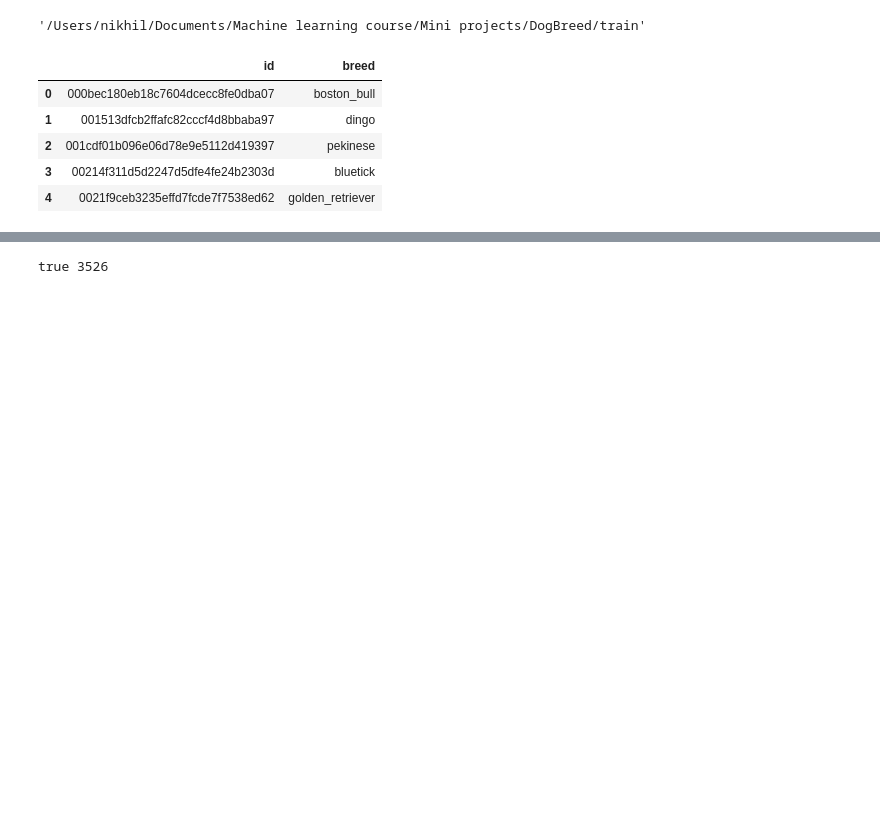
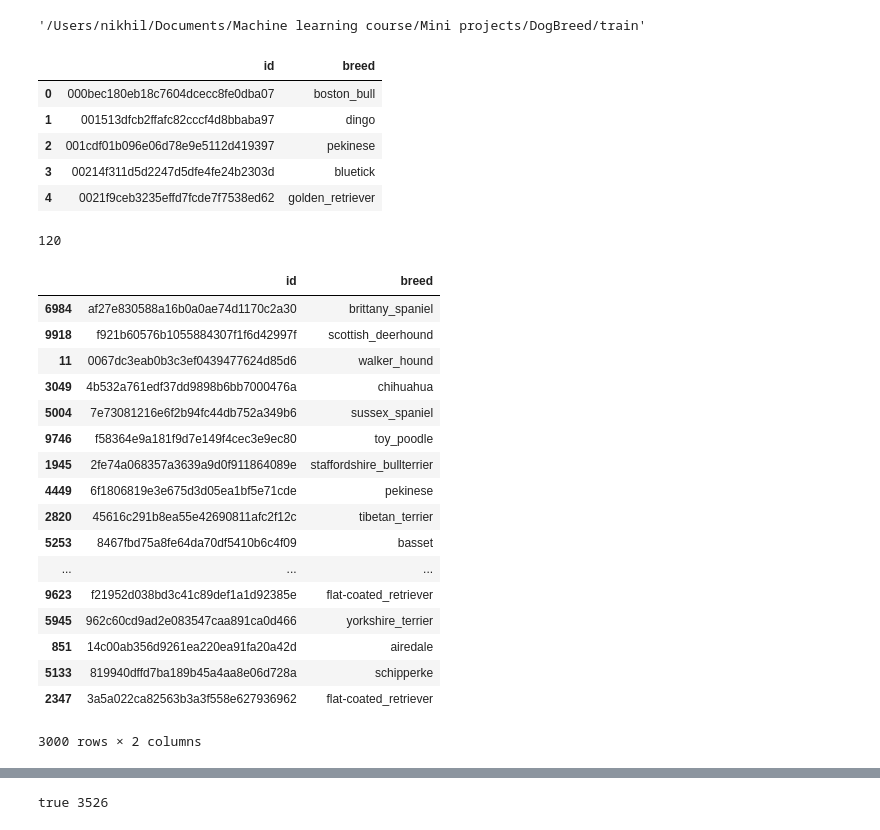
Before and after one commit to nikhilselarka/Data-storming, a Jupyter notebook: Dog breed prediction.ipynb, the cells around one changed output, grey strips where cells are left out. Cells and saved outputs as stored; diff of their text form; code cells hidden in the pictures; blank space fills up the shorter version.

```diff
--- a/Dog breed prediction.ipynb
+++ b/Dog breed prediction.ipynb
@@ -24,7 +24,7 @@ os.getcwd()
 # %%
 os.chdir('/Users/nikhil/Documents/Machine learning course/Mini projects/DogBreed')
 # %%
-dog_label = pd.read_csv('labels.csv')
+dog_label = pd.read_csv(join(img.'labels.csv')
 # %%
 dog_label.head()
 # %% [output]
@@ -34,3 +34,28 @@ dog_label.head()
 | 2 | 001cdf01b096e06d78e9e5112d419397 | pekinese |
 | 3 | 00214f311d5d2247d5dfe4fe24b2303d | bluetick |
 | 4 | 0021f9ceb3235effd7fcde7f7538ed62 | golden_retriever |
+# %%
+len(dog_label.breed.unique())
+# %% [output]
+120
+# %%
+dog_label.sample(3000)
+# %% [output]
+|  | id | breed |
+| 6984 | af27e830588a16b0a0ae74d1170c2a30 | brittany_spaniel |
+| 9918 | f921b60576b1055884307f1f6d42997f | scottish_deerhound |
+| 11 | 0067dc3eab0b3c3ef0439477624d85d6 | walker_hound |
+| 3049 | 4b532a761edf37dd9898b6bb7000476a | chihuahua |
+| 5004 | 7e73081216e6f2b94fc44db752a349b6 | sussex_spaniel |
+| 9746 | f58364e9a181f9d7e149f4cec3e9ec80 | toy_poodle |
+| 1945 | 2fe74a068357a3639a9d0f911864089e | staffordshire_bullterrier |
+| 4449 | 6f1806819e3e675d3d05ea1bf5e71cde | pekinese |
+| 2820 | 45616c291b8ea55e42690811afc2f12c | tibetan_terrier |
+| 5253 | 8467fbd75a8fe64da70df5410b6c4f09 | basset |
+| ... | ... | ... |
+| 9623 | f21952d038bd3c41c89def1a1d92385e | flat-coated_retriever |
+| 5945 | 962c60cd9ad2e083547caa891ca0d466 | yorkshire_terrier |
+| 851 | 14c00ab356d9261ea220ea91fa20a42d | airedale |
+| 5133 | 819940dffd7ba189b45a4aa8e06d728a | schipperke |
+| 2347 | 3a5a022ca82563b3a3f558e627936962 | flat-coated_retriever |
+3000 rows × 2 columns
```
Also changed, not shown: parts of 16 cells of this notebook.
